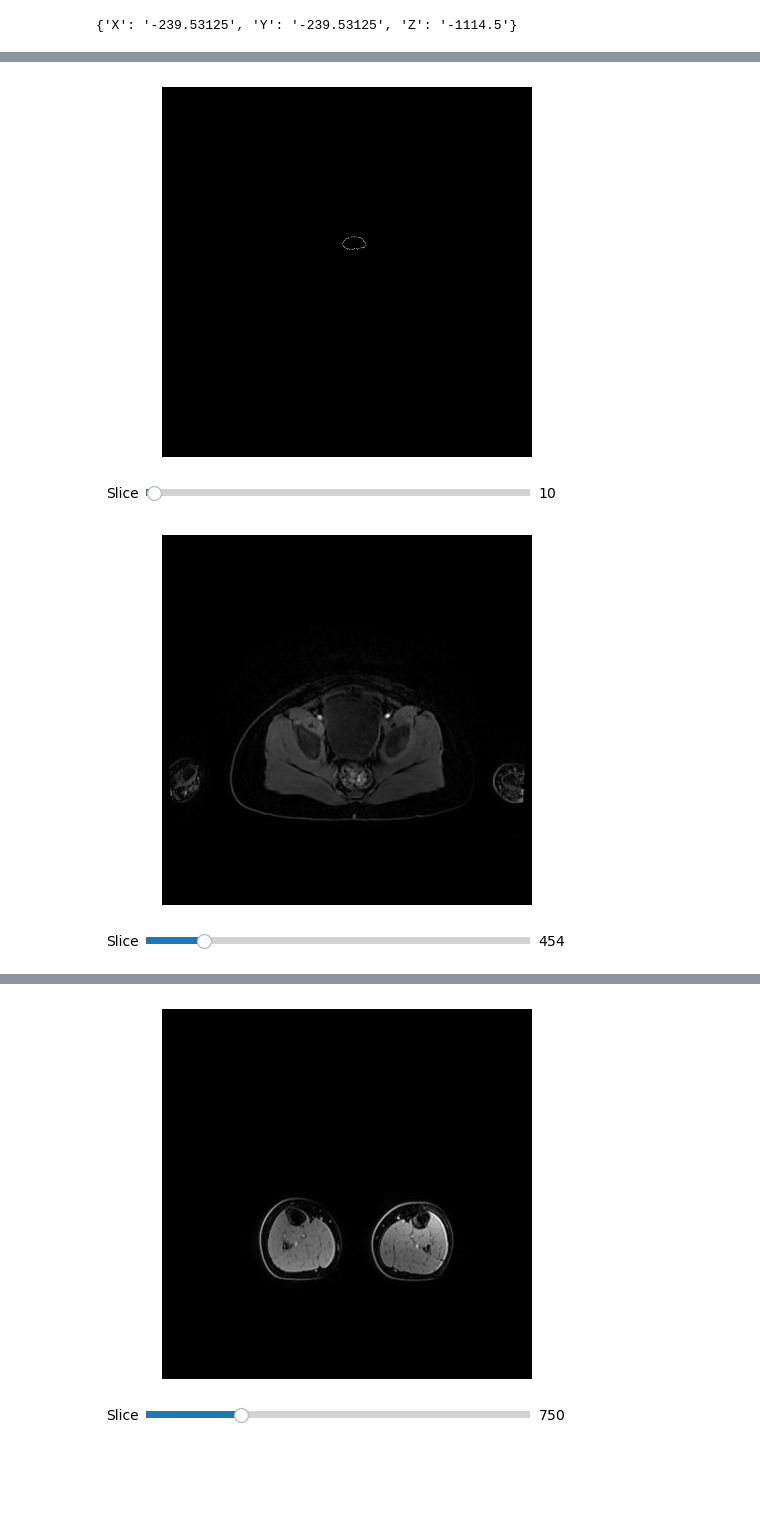
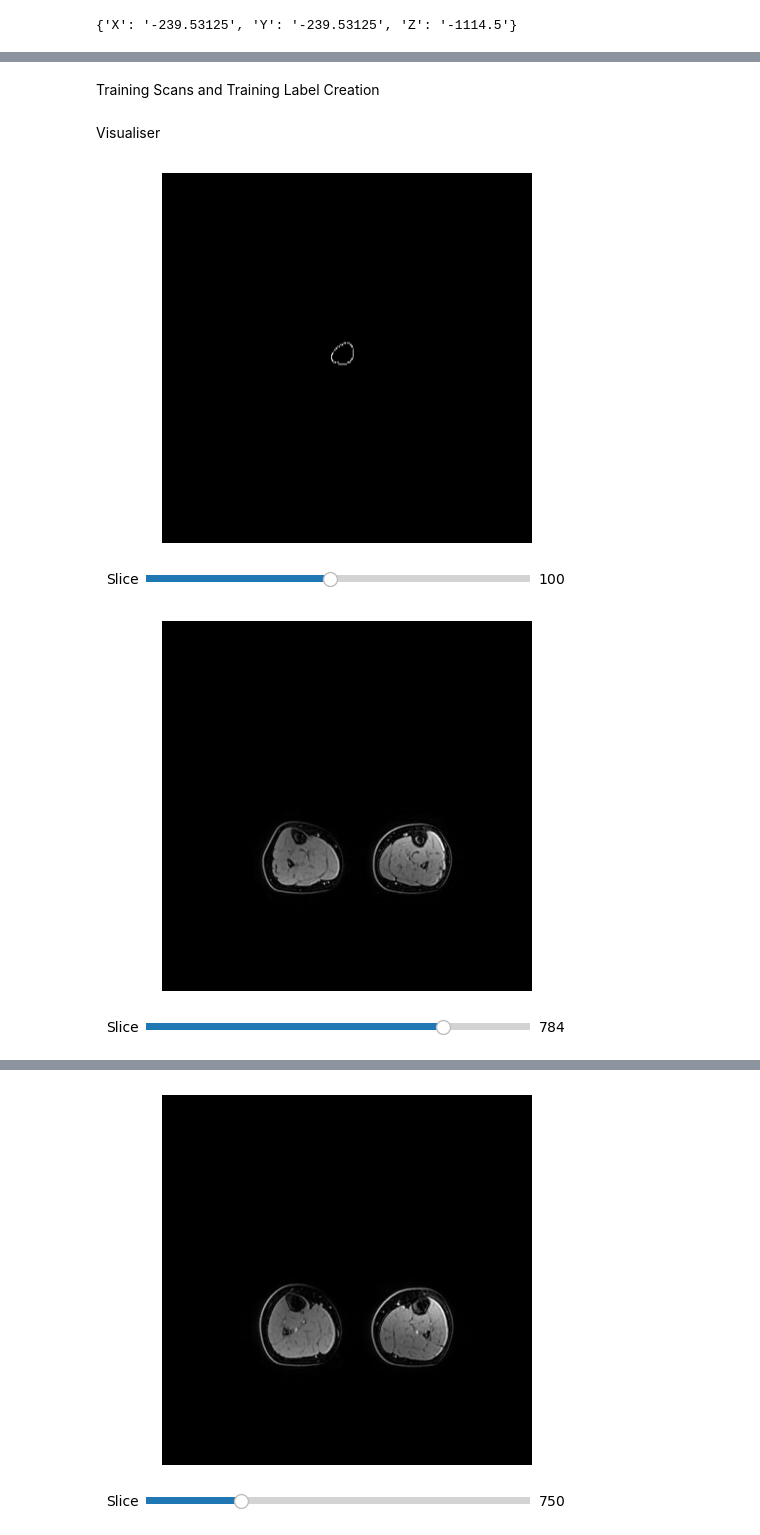
Before and after one commit to asif-jc/H-DenseUNet-CNN, a Jupyter notebook: H-DenseUNet-Mask.ipynb, the cells around one changed output, grey strips where cells are left out. Cells and saved outputs as stored; diff of their text form; code cells hidden in the pictures; blank space fills up the shorter version.

Commit message:
mapped label and scan coordinates

```diff
--- a/H-DenseUNet-Mask.ipynb
+++ b/H-DenseUNet-Mask.ipynb
@@ -112,6 +114,7 @@ for paitent in folders:
     # single_scan_coord_data = []
     single_paitent_scans_path =  scans_path + '/{}'.format(paitent)
     dicom_files = read_dicom_files(single_paitent_scans_path)
+    # D:\MRI - Tairawhiti\AutoBind_WaterWATER_450
     for i in range (len(dicom_files)):
         single_scan_pixel_data.append(dicom_files[i].pixel_array)
         # single_scan_coord_data.append(dicom_files[i].ImagePositionPatient)
@@ -120,6 +123,8 @@ for paitent in folders:
 
 training_scans = flatten_2d_array(scan_pixel_data)
 training_scans = np.array(training_scans)
+#TEMP
+training_scans = training_scans[0:1015]
 
 # Coordinate Data
 for paitent in folders:
@@ -127,5 +132,6 @@ for paitent in folders:
     for i in range (len(dicom_files)):
         scan_coordinate_data.append(dicom_files[i].ImagePositionPatient)
 coord_data = pd.DataFrame(scan_coordinate_data, columns=["x", "y", "z"])
+coord_data = coord_data[0:1015]
 # scan_coordinate_data = flatten_2d_array(scan_coordinate_data)
 # scan_coordinate_data = np.array(scan_coordinate_data)
@@ -144,4 +180,5 @@ coord_data['z'][0]
 # %%
+# Load in mesh of label data
 mesh = trimesh.load_mesh('C:/Users/GGPC/OneDrive/Desktop/Part 4 Project/Part4Project/SegmentationMasks/R_tibia_15A.stl')
 
 # Convert the mesh vertices to a DataFrame
@@ -151,39 +188,19 @@ vertices = pd.DataFrame(mesh.vertices, columns=["x", "y", "z"])
 cloud = PyntCloud(vertices)
 
 # Set the desired resolution
-resolution = [512, 512, 512]
+desired_resolution = [slice_aoi_range, 512, 512]
 
 # Voxelize the mesh using the PyntCloud voxelization module
-voxelgrid_id = cloud.add_structure("voxelgrid", n_x=resolution[0], n_y=resolution[1], n_z=resolution[2])
-voxel_grid = cloud.structures[voxelgrid_id].get_feature_vector().reshape(resolution)
+voxelgrid_id = cloud.add_structure("voxelgrid", n_x=desired_resolution[0], n_y=desired_resolution[1], n_z=desired_resolution[2])
+voxel_grid = cloud.structures[voxelgrid_id].get_feature_vector().reshape(desired_resolution)
 
 # Transpose and swap axes to change the voxel grid orientation
 voxel_grid = np.transpose(voxel_grid, axes=(2, 0, 1))
 
-# Slice the voxel grid to match the desired dimensions
-voxel_grid = voxel_grid[:, :512, :]
+# Resize the voxel grid to match the desired dimensions
+voxel_grid = resize(voxel_grid, desired_resolution, anti_aliasing=False)
+
+voxel_grid = np.where(voxel_grid > 0, 1, 0)
 
 print(voxel_grid.shape)
-
-
-# # Convert the mesh vertices to a DataFrame
-# vertices = pd.DataFrame(mesh.vertices, columns=["x", "y", "z"])
-
-# # Convert the mesh to a PyntCloud object
-# cloud = PyntCloud(vertices)
-
-# # Set the desired resolution
-# desired_resolution = [1015, 512, 512]
-
-# # Voxelize the mesh using the PyntCloud voxelization module
-# voxelgrid_id = cloud.add_structure("voxelgrid", n_x=desired_resolution[0], n_y=desired_resolution[1], n_z=desired_resolution[2])
-# voxel_grid = cloud.structures[voxelgrid_id].get_feature_vector().reshape(desired_resolution)
-
-# # Transpose and swap axes to change the voxel grid orientation
-# voxel_grid = np.transpose(voxel_grid, axes=(2, 0, 1))
-
-# # Resize the voxel grid to match the desired dimensions
-# resized_voxel_grid = resize(voxel_grid, desired_resolution, anti_aliasing=False)
-
-# print(resized_voxel_grid.shape)
 # %% [output]
@@ -222,9 +208,11 @@ merged_df
+# %% [markdown]
+Training Scans and Training Label Creation
+# %% [markdown]
+Visualiser
 # %%
 # Visualiser Tool
-
-# voxel_grid_binary, voxel_grid
 fig, ax = plt.subplots()
-current_slice = 10
+current_slice = 100
 # img = ax.imshow(training_scans[current_slice], cmap='gray')
 img = ax.imshow(voxel_grid[current_slice], cmap='gray')
 ax.axis('off')
@@ -242,29 +230,29 @@ slider.on_changed(update_slice)
 
 plt.show()
 # %% [output]
-[figure, old version]
+[figure, new version]
 # %%
 # Visualiser Tool
 fig, ax = plt.subplots()
-current_slice = 454
+current_slice = 784
 # img = ax.imshow(training_scans[current_slice], cmap='gray')
 img = ax.imshow(training_scans[current_slice], cmap='gray')
 ax.axis('off')
 
 # Configure the slider
 ax_slider = plt.axes([0.2, 0.02, 0.6, 0.03])
 slider = Slider(ax_slider, 'Slice', 0, training_scans.shape[0] - 1, valinit=current_slice, valstep=1)
 
 def update_slice(val):
     current_slice = int(slider.val)
     img.set_data(training_scans[current_slice])
     fig.canvas.draw_idle()
 
 slider.on_changed(update_slice)
 
 plt.show()
 # %% [output]
-[figure, old version]
+[figure, new version]
 # %%
 train_single_scan = training_scans[450]
 train_single_label = voxel_grid[450]
```
Also changed, not shown: parts of 18 cells of this notebook, 1 other file.
